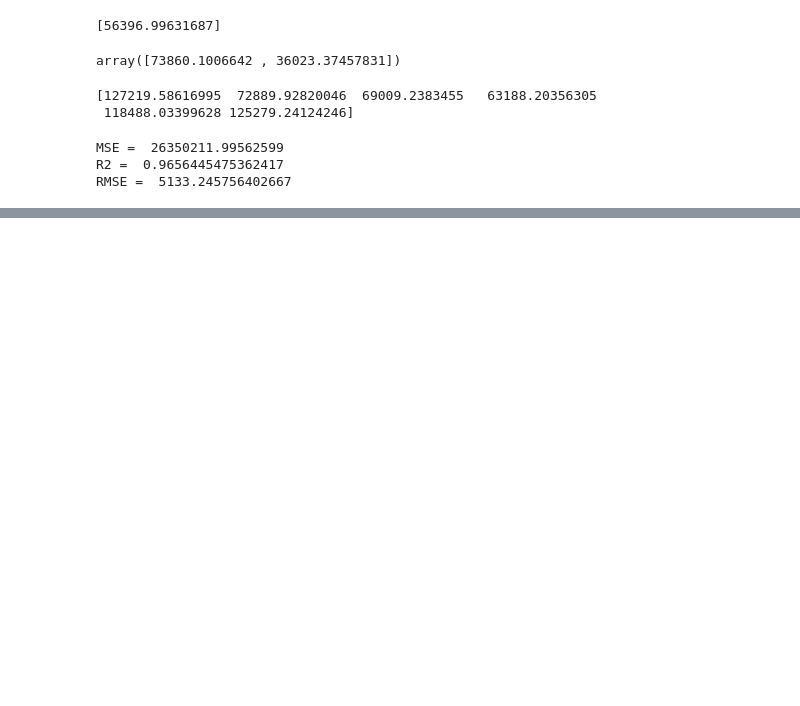
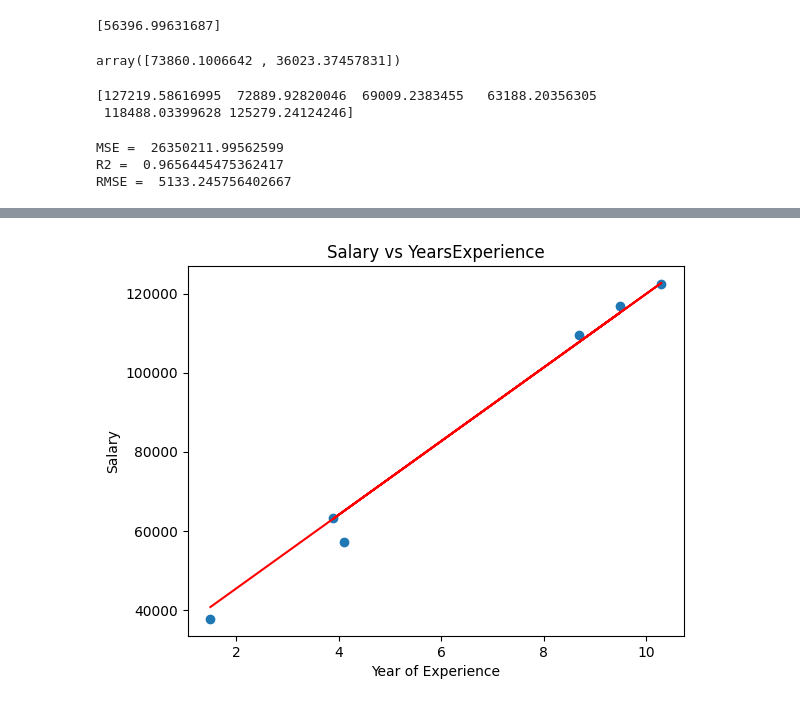
Before and after one commit to uzairwayne/python-sandbox, a Jupyter notebook: PGD-DS-AI-2024/PGD_ML/linear-regression/simple-linear-regression.ipynb, the cells around one changed output, grey strips where cells are left out. Saved outputs shown, nothing was run; the diff lists cells and outputs as text; code cells hidden in the pictures; blank space fills up the shorter version.

```diff
--- a/PGD-DS-AI-2024/PGD_ML/linear-regression/simple-linear-regression.ipynb
+++ b/PGD-DS-AI-2024/PGD_ML/linear-regression/simple-linear-regression.ipynb
@@ -151,0 +167,9 @@ RMSE =  5133.245756402667
+# %%
+plt.scatter(x=x_test, y= y_test)
+plt.plot(x_test, y_pred, color='r')
+plt.title('Salary vs YearsExperience')
+plt.xlabel('Year of Experience')
+plt.ylabel('Salary')
+plt.show()
+# %% [output]
+[figure, added]
```
Also changed, not shown: parts of 5 cells of this notebook, 2 other files.
